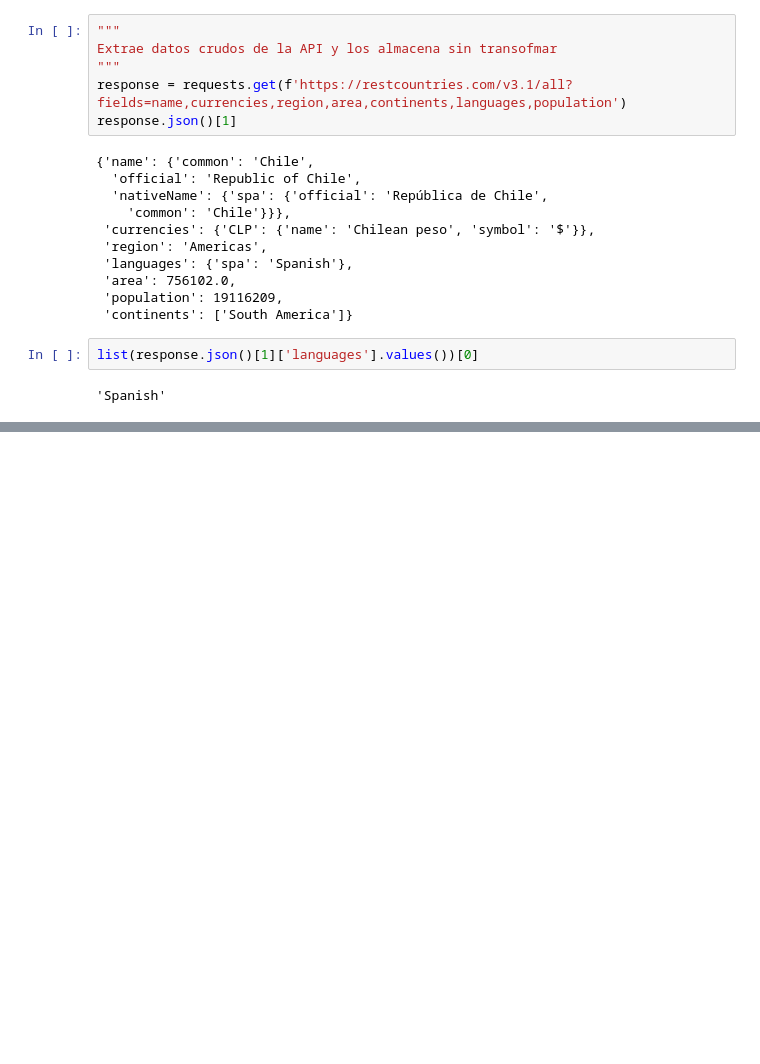
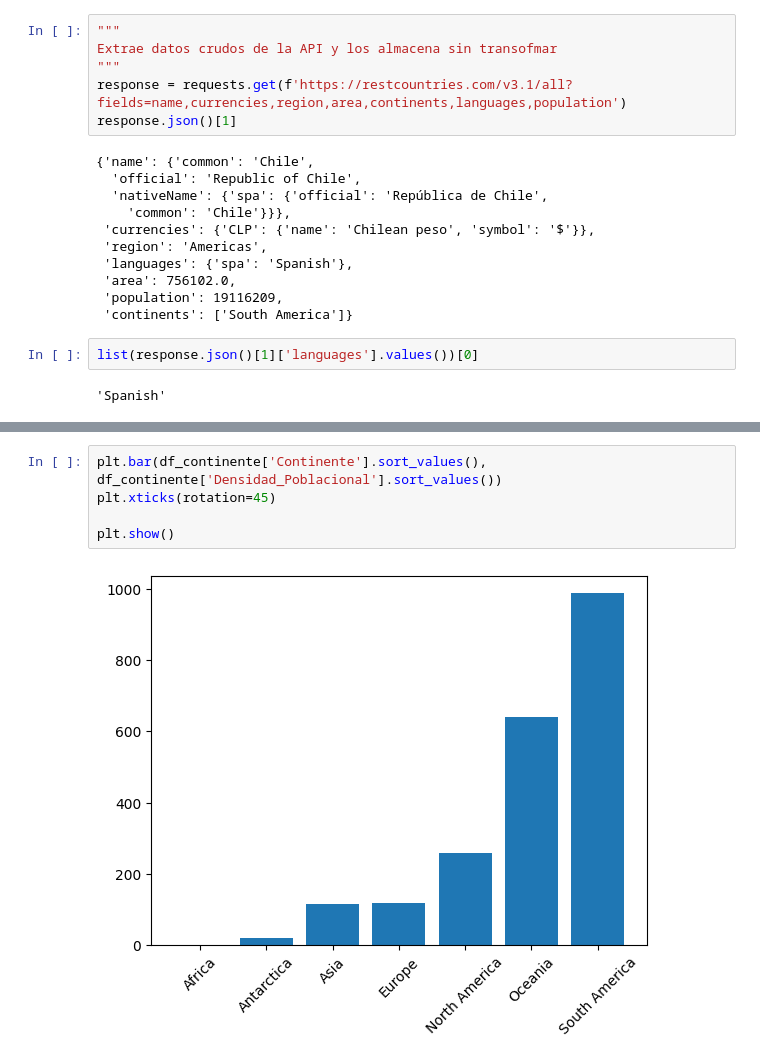
Before and after one commit to erickgnfi-dotcom/ETL-restcountries-API, a Jupyter notebook: ETL_restcountries_API.ipynb, the cells around one changed output, grey strips where cells are left out. Saved outputs shown, nothing was run; the diff lists cells and outputs as text; blank space fills up the shorter version.

```diff
--- a/ETL_restcountries_API.ipynb
+++ b/ETL_restcountries_API.ipynb
@@ -67,0 +226,7 @@ df.head()
+# %%
+plt.bar(df_continente['Continente'].sort_values(), df_continente['Densidad_Poblacional'].sort_values())
+plt.xticks(rotation=45)
+
+plt.show()
+# %% [output]
+[figure, added]
```
Also changed, not shown: parts of 14 cells of this notebook.
